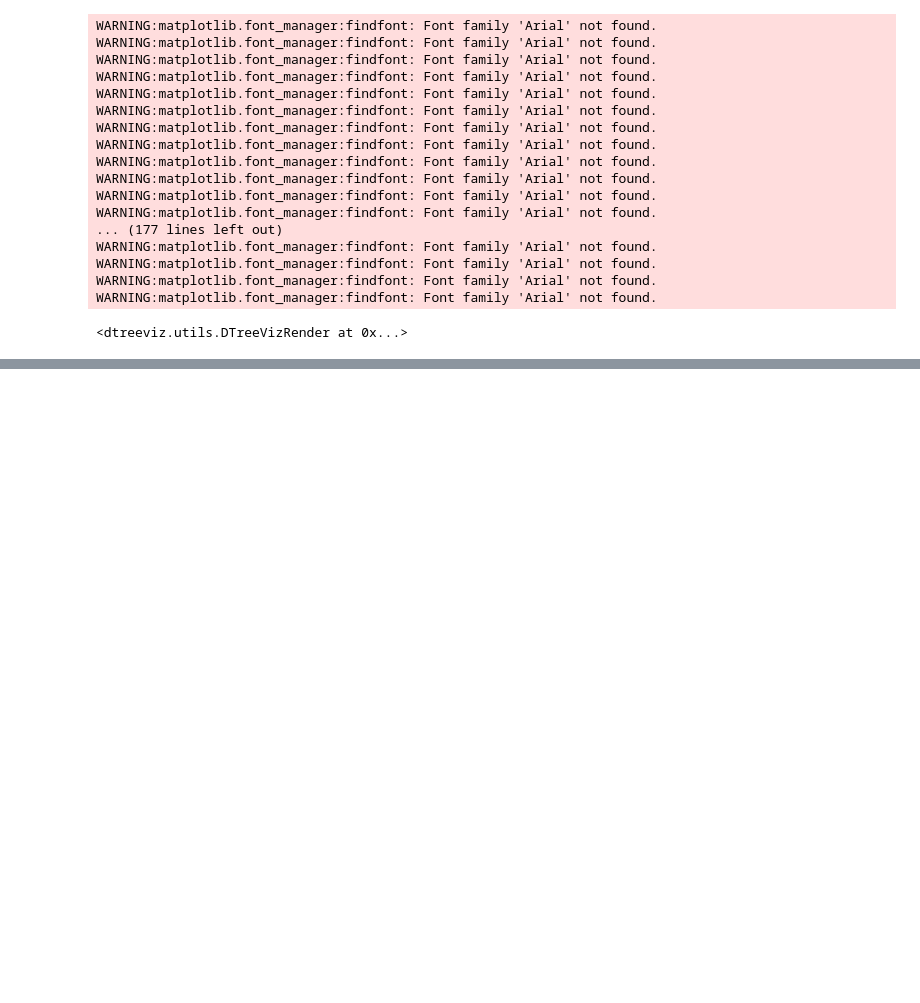
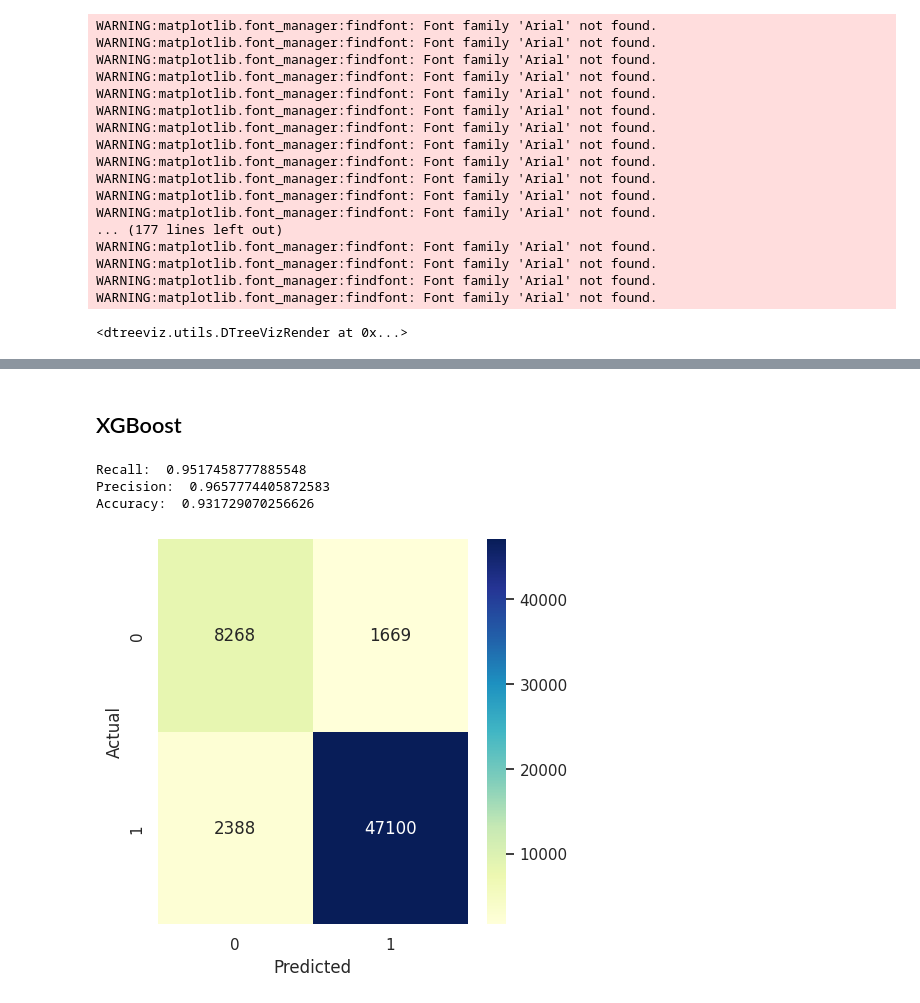
Before and after one commit to srupat/CyberGuard-AI, a Jupyter notebook: model.ipynb, the cells around one changed output, grey strips where cells are left out. Saved outputs shown, nothing was run; the diff lists cells and outputs as text; code cells hidden in the pictures; blank space fills up the shorter version.

```diff
--- a/model.ipynb
+++ b/model.ipynb
@@ -215,0 +305,13 @@ WARNING:matplotlib.font_manager:findfont: Font family 'Arial' not found.
+# %% [markdown]
+## XGBoost
+# %%
+from xgboost import XGBClassifier
+
+xgbc = XGBClassifier()
+
+results['XGBoost Classifier'] = model_evaluation(xgbc)
+# %% [output]
+Recall:  0.9517458777885548
+Precision:  0.9657774405872583
+Accuracy:  0.931729070256626
+[figure, added]
```
Also changed, not shown: parts of 25 cells of this notebook.
